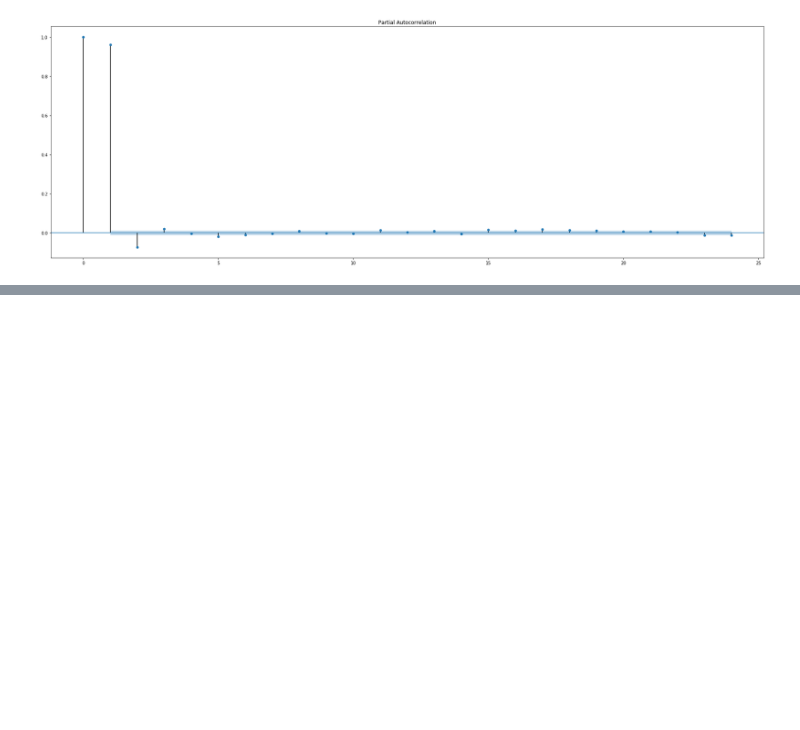
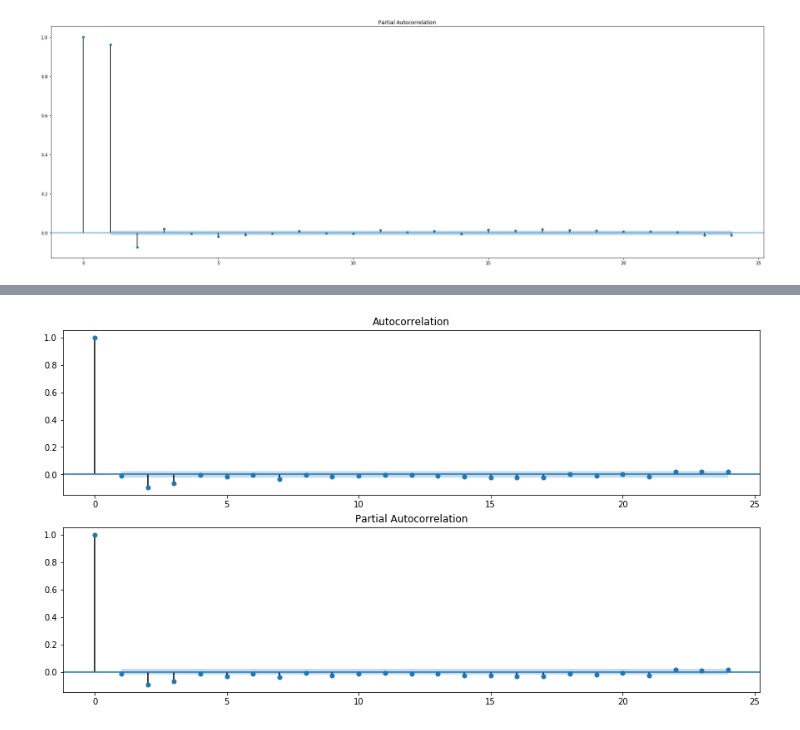
Before and after one commit to YasminaKerkeb/wind-energy-forecasting, a Jupyter notebook: Stage3.ipynb, the cells around one changed output, grey strips where cells are left out. Cells and saved outputs as stored; diff of their text form; code cells hidden in the pictures; blank space fills up the shorter version.

```diff
--- a/Stage3.ipynb
+++ b/Stage3.ipynb
@@ -149,0 +167,3 @@ diff_series=residual.dropna()
+# %%
+for col, window in dicLagged.items():
+    df[target_column+col]=df[target_column].rolling(abs(window)).mean().shift(window)
@@ -150,7 +185,7 @@ diff_series=residual.dropna()
 # %%
 #diff_series=(series-series.shift(1)).dropna()
-X = diff_series.values
-result = adfuller(X)
+y = series.values
+result = adfuller(y)
 print('ADF Statistic: %f' % result[0])
 print('p-value: %f' % result[1])
 print('Lags used: %f' % result[2])
@@ -187,0 +205,15 @@ Name: FillInterp, Length: 27718, dtype: float64
+# %%
+X=df["WS"].values
+
+tscv = TimeSeriesSplit(n_splits=3)
+for train_index, test_index in tscv.split(X):
+    print(test_index.shape)
+    print(train_index.shape)
+    X_train, X_test = X[train_index], X[test_index]
+    y_train, y_test = y[train_index], y[test_index]
+    mdl=SARIMAX(y_train, exog=X_train, order=(1,0,0), seasonal_order=(0,0,0,24),
+                enforce_stationarity=True, enforce_invertibility=False).fit()
+    print(mdl.summary())
+    y_est=mdl.predict(exog=X_test)
+    print("MSE:",mean_squared_error(y_test,y_est[2:]))
+    break
@@ -187,0 +238,8 @@ Name: FillInterp, Length: 27718, dtype: float64
+# %%
+res = mdl.resid
+fig,ax = plt.subplots(2,1,figsize=(15,8))
+fig = plot_acf(res, lags=24, ax=ax[0])
+fig = plot_pacf(res, lags=24, ax=ax[1])
+plt.show()
+# %% [output]
+[figure, added]
```
Also changed, not shown: parts of 18 cells of this notebook.
